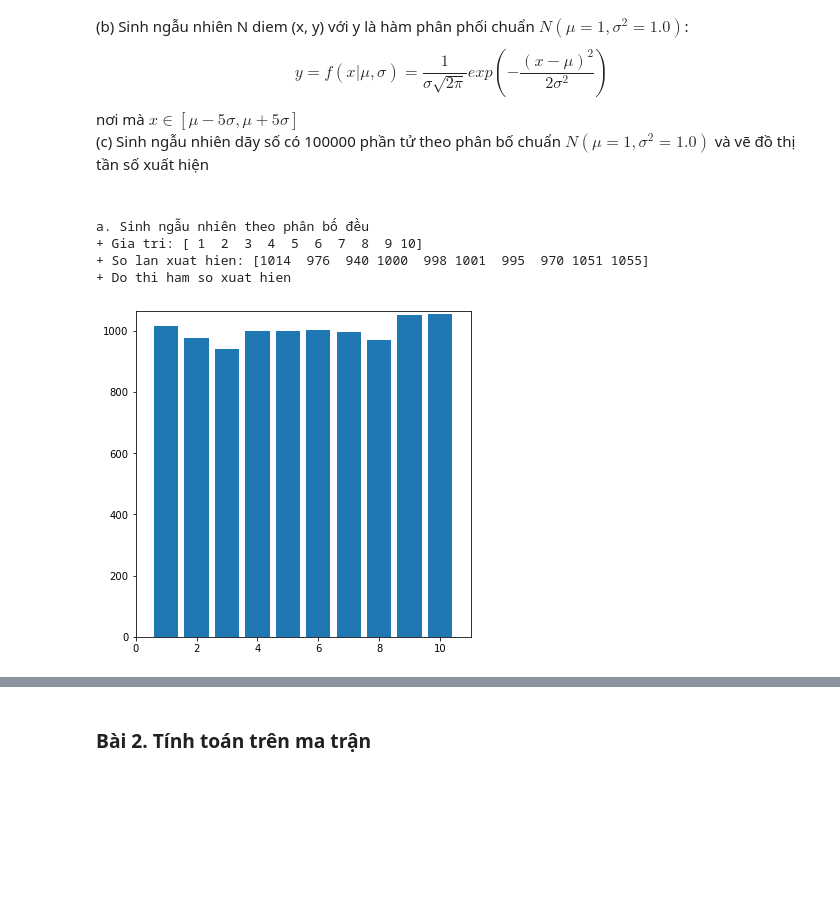
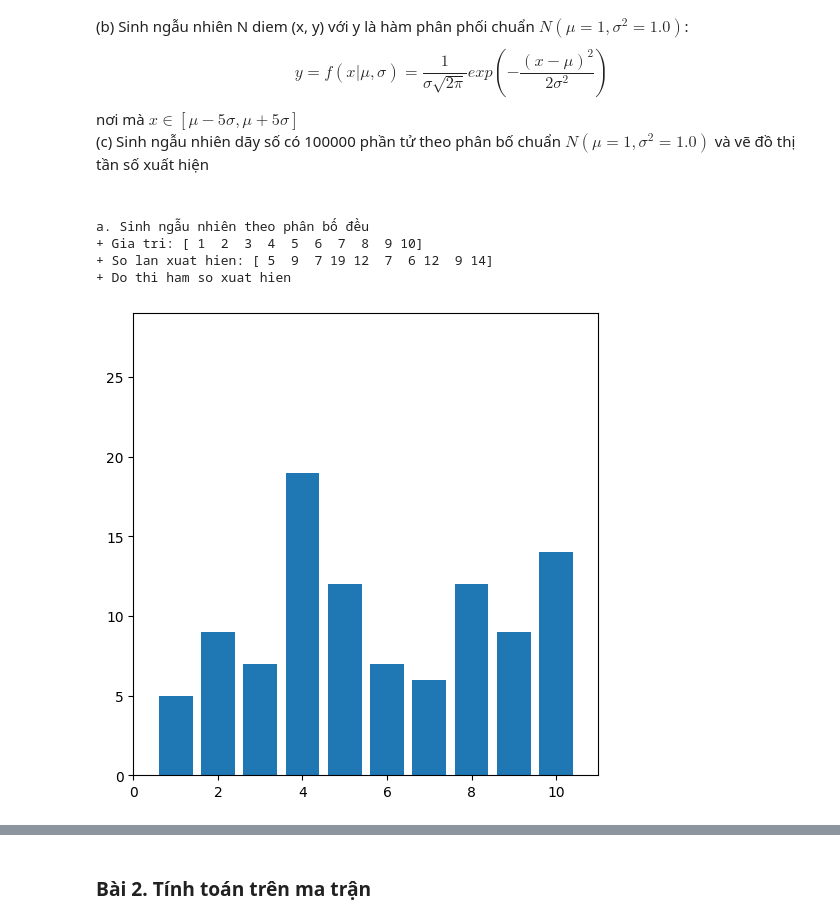
Before and after one commit to DangHau19/SGU26K1_CSTTNT, a Jupyter notebook: Tuan02/my_lesson3.ipynb, the cells around one changed output, grey strips where cells are left out. Drawn from its saved outputs; the diff is of its cells as text; code cells hidden in the pictures; blank space fills up the shorter version.

```diff
--- a/Tuan02/my_lesson3.ipynb
+++ b/Tuan02/my_lesson3.ipynb
@@ -139,25 +139,30 @@ d. Tìm khoảng cách nhỏ nhất giữa tập a và x. Ví dụ: min({1, 3, 5
 # %%
 import matplotlib.pyplot as plt  # Khai báo thư viện pyplot trong matplotlib
 
-""" CÁC BẠN LÀM BÀI Ở ĐÂY """
+# Sinh 100 số ngẫu nhiên từ 1 đến 10
+data = np.random.randint(1, 11, 100)
+
+# Sử dụng np.unique với return_counts=True để lấy giá trị và tần số
+value, cnt = np.unique(data, return_counts=True)
+
 # Sử dụng hàm np.random.randint để sinh dãy số ngẫu nhiên
 # Sử dụng hàm np.unique để trả về tần số xuất hiện
 # ...
 
 print("a. Sinh ngẫu nhiên theo phân bố đều")
 print(f"+ Gia tri: {value}")
 print(f"+ So lan xuat hien: {cnt}")
 print("+ Do thi ham so xuat hien")
 plt.figure(figsize=(6,6))      #  kich thuoc ban ve
 plt.bar(value, cnt)            #  ve cac khoi chu nhat theo day x, y
 plt.xlim(0, 11)                #  gioi han truc x
 plt.ylim(0, np.max(cnt) + 10)  #  gioi han truc y
 plt.savefig("4a.png")          #  luu do thi
 plt.show()                     #  hien thi do thi
 # %% [output]
 a. Sinh ngẫu nhiên theo phân bố đều
 + Gia tri: [ 1  2  3  4  5  6  7  8  9 10]
-+ So lan xuat hien: [1014  976  940 1000  998 1001  995  970 1051 1055]
++ So lan xuat hien: [ 5  9  7 19 12  7  6 12  9 14]
 + Do thi ham so xuat hien
-[figure, old version]
+[figure, new version]
 # %%
```
Also changed, not shown: parts of 9 cells of this notebook, 7 other files.
